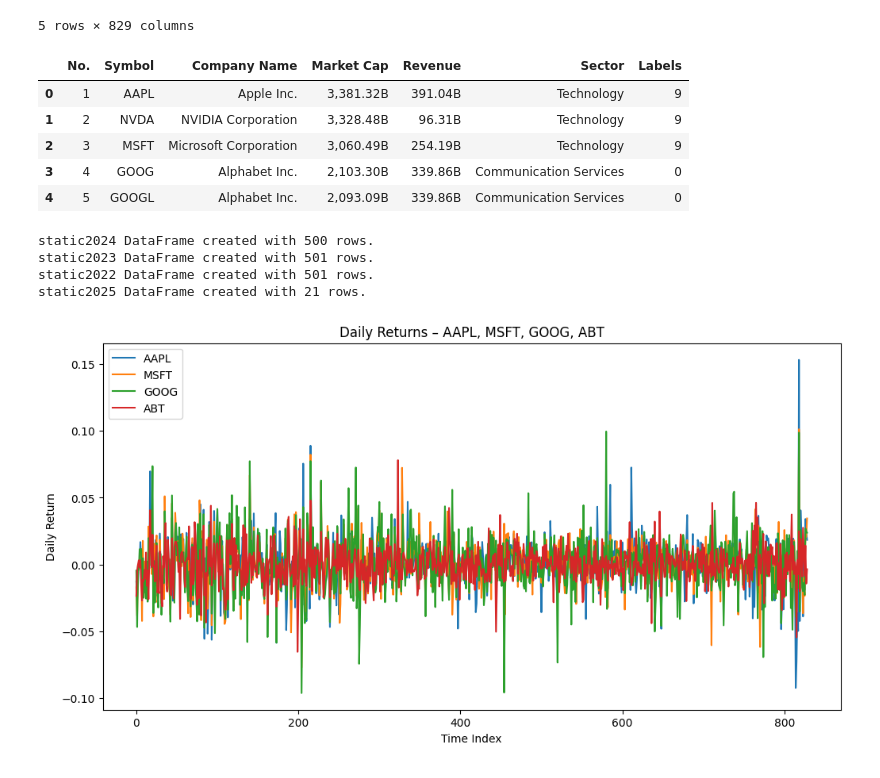
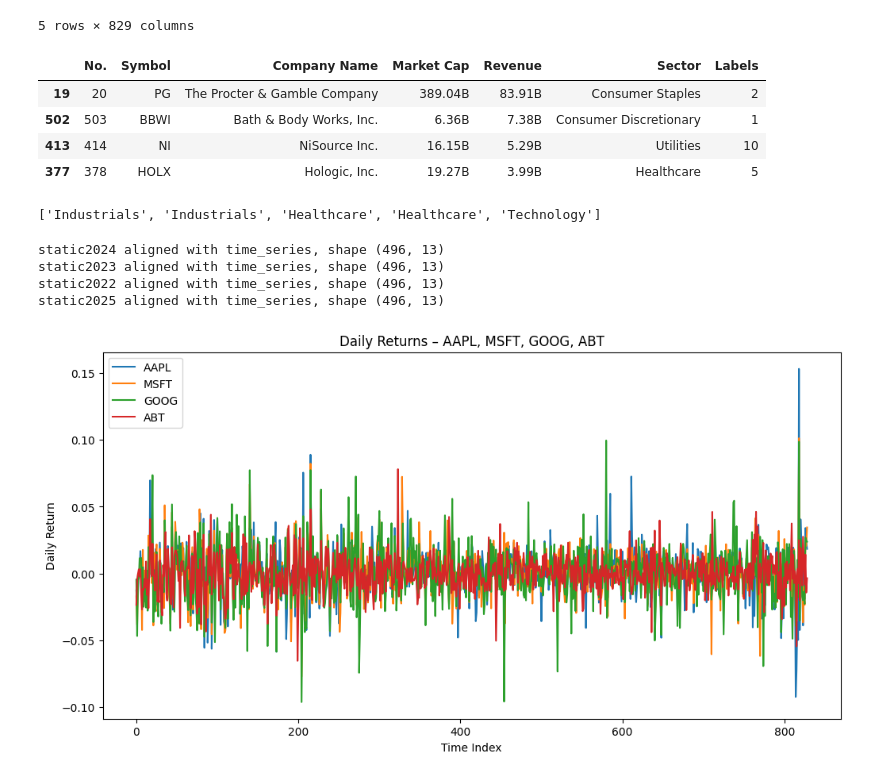
Before and after one commit to rustadadam/PF-GAP, a Jupyter notebook: experiments/stock_data.ipynb, the cells around one changed output. Saved outputs shown, nothing was run; the diff lists cells and outputs as text; code cells hidden in the pictures.

```diff
--- a/experiments/stock_data.ipynb
+++ b/experiments/stock_data.ipynb
@@ -48,31 +40,38 @@ time_series.head()
 | ACN | -0.007146 | -0.017611 | -0.048290 | -0.019180 | 0.006069 | 0.005657 | 0.008152 | -0.041942 | -0.022166 | -0.014376 | ... | ... |
 5 rows × 829 columns
 # %%
-stock_data.head()
+stock_data.sample(4)
 # %% [output]
 |  | No. | Symbol | Company Name | Market Cap | Revenue | Sector | Labels |
-| 0 | 1 | AAPL | Apple Inc. | 3,381.32B | 391.04B | Technology | 9 |
-| 1 | 2 | NVDA | NVIDIA Corporation | 3,328.48B | 96.31B | Technology | 9 |
-| 2 | 3 | MSFT | Microsoft Corporation | 3,060.49B | 254.19B | Technology | 9 |
-| 3 | 4 | GOOG | Alphabet Inc. | 2,103.30B | 339.86B | Communication Services | 0 |
-| 4 | 5 | GOOGL | Alphabet Inc. | 2,093.09B | 339.86B | Communication Services | 0 |
+| 19 | 20 | PG | The Procter & Gamble Company | 389.04B | 83.91B | Consumer Staples | 2 |
+| 502 | 503 | BBWI | Bath & Body Works, Inc. | 6.36B | 7.38B | Consumer Discretionary | 1 |
+| 413 | 414 | NI | NiSource Inc. | 16.15B | 5.29B | Utilities | 10 |
+| 377 | 378 | HOLX | Hologic, Inc. | 19.27B | 3.99B | Healthcare | 5 |
 # %%
 # align sectors from stock_data to time_series rows and build labels list
-sector_map = stock_data.set_index('Symbol')['Sector']
+# ensure there’s no leading/trailing whitespace in column names
+stock_data.columns = stock_data.columns.str.strip()
+
+sector_map = stock_data.set_index("Symbol")["Sector"]
 labels = sector_map.reindex(time_series.index).tolist()
 
-# optionally, attach sectors as a new column to time_series
-time_series['Sector'] = sector_map
+labels[:5]
+# %% [output]
+['Industrials', 'Industrials', 'Healthcare', 'Healthcare', 'Technology']
 # %%
-# Split static_data into separate DataFrames by year
+# Split static_data into separate DataFrames by year and align to time_series.index
 for year in static_data['Year'].unique():
-    globals()[f"static{year}"] = static_data[static_data['Year'] == year].reset_index(drop=True)
-    print(f"static{year} DataFrame created with {len(globals()[f'static{year}'])} rows.")
+    # slice out this year's data
+    df = static_data[static_data['Year'] == year].reset_index(drop=True)
+    # reindex by ticker to match time_series rows
+    df = df.set_index('Ticker').reindex(time_series.index).reset_index()
+    globals()[f"static{year}"] = df
+    print(f"static{year} aligned with time_series, shape {df.shape}")
 # %% [output]
-static2024 DataFrame created with 500 rows.
-static2023 DataFrame created with 501 rows.
-static2022 DataFrame created with 501 rows.
-static2025 DataFrame created with 21 rows.
+static2024 aligned with time_series, shape (496, 13)
+static2023 aligned with time_series, shape (496, 13)
+static2022 aligned with time_series, shape (496, 13)
+static2025 aligned with time_series, shape (496, 13)
 # %%
 def plot_ticker_returns(tickers):
     # allow a single ticker string as input
```
Also changed, not shown: parts of 3 cells of this notebook, 1 other file.
